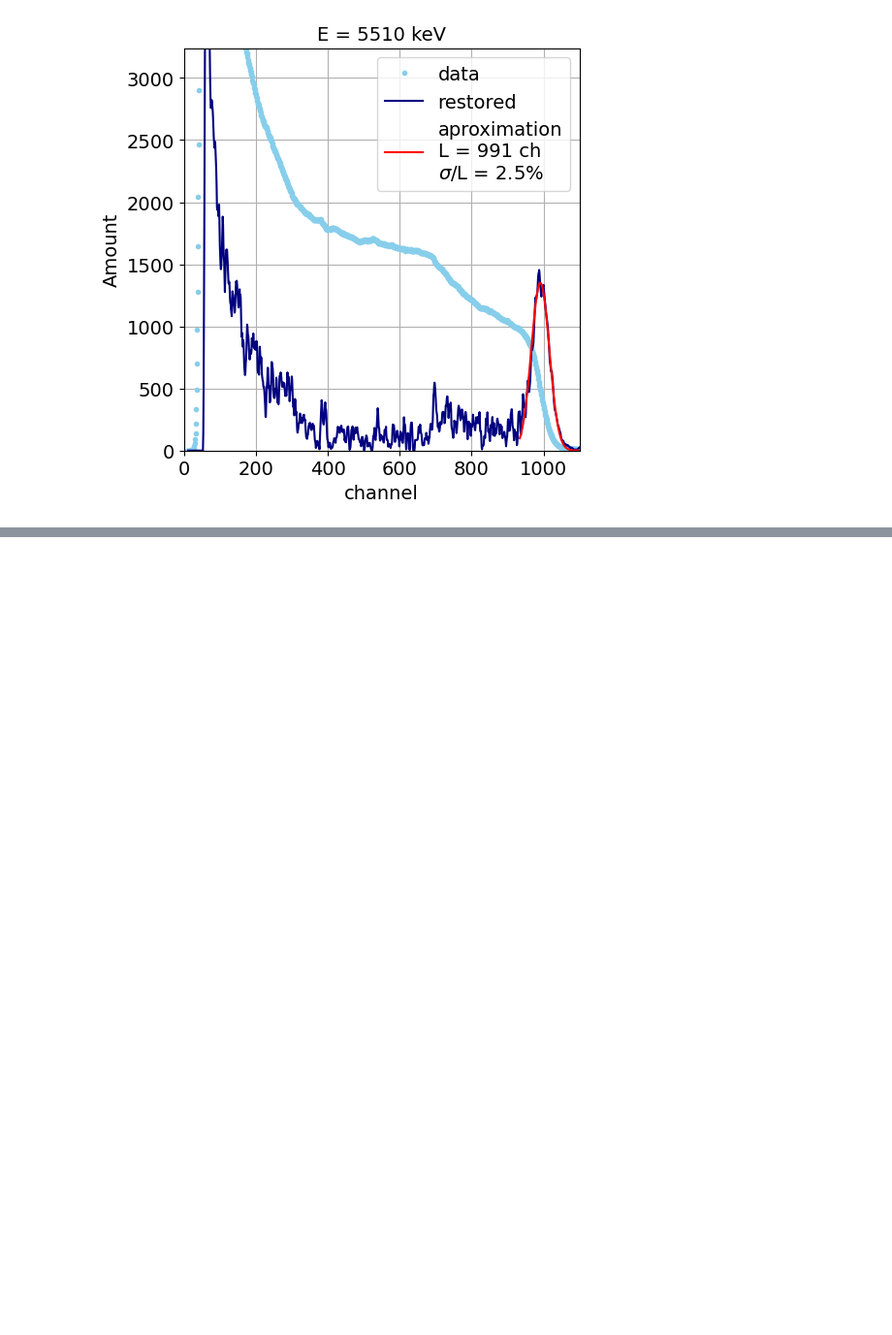
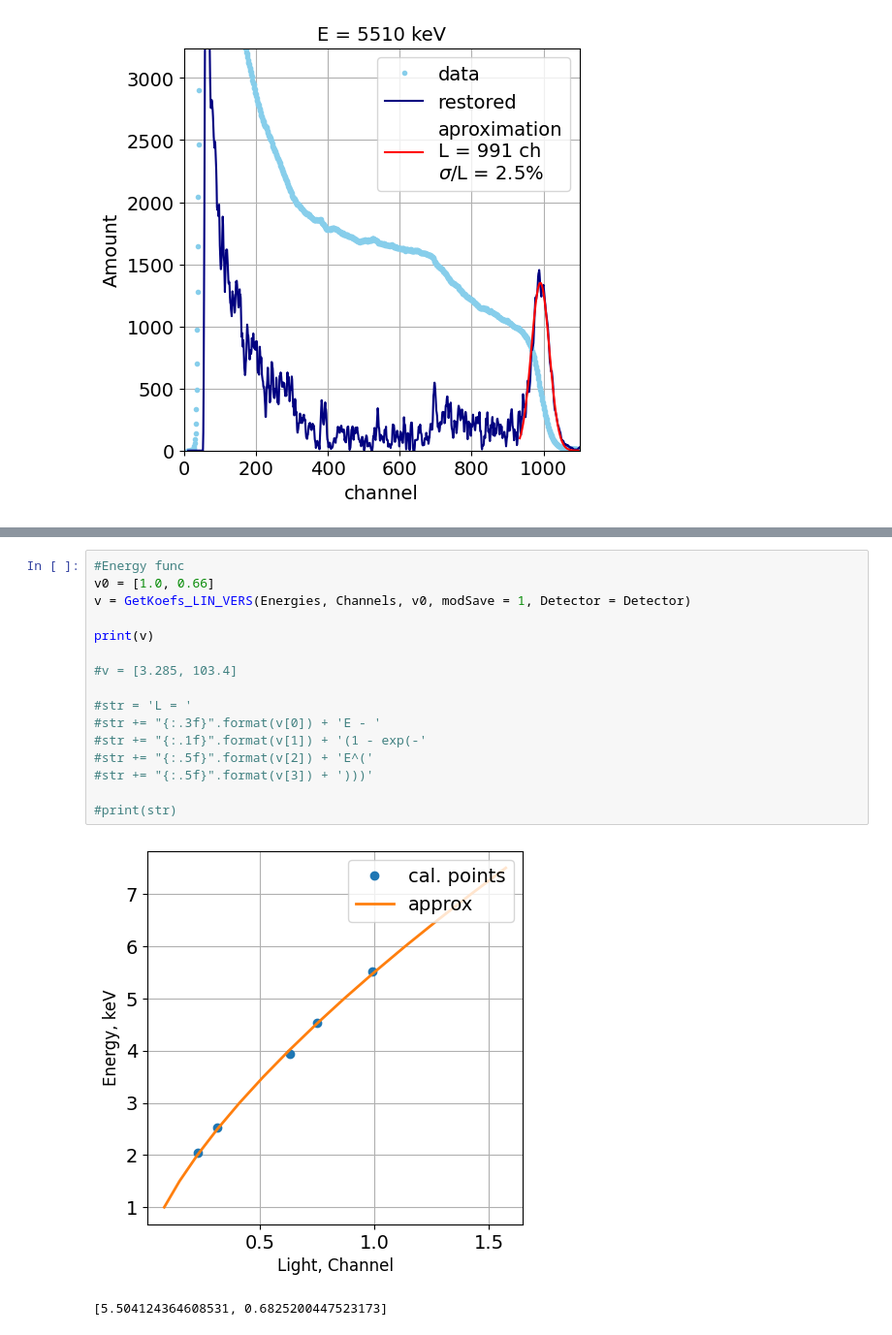
Before and after one commit to TimS2001/EastData, a Jupyter notebook: Calibration_EJ301.ipynb, the cells around one changed output, grey strips where cells are left out. Shown at 97% size. Saved outputs shown, nothing was run; the diff lists cells and outputs as text; blank space fills up the shorter version.

```diff
--- a/Calibration_EJ301.ipynb
+++ b/Calibration_EJ301.ipynb
@@ -101,0 +104,19 @@ L = 0.231E - 0.3(1 - exp(-0.49097E^(1.88055)))
+# %%
+#Energy func
+v0 = [1.0, 0.66]
+v = GetKoefs_LIN_VERS(Energies, Channels, v0, modSave = 1, Detector = Detector)
+
+print(v)
+
+#v = [3.285, 103.4]
+
+#str = 'L = '
+#str += "{:.3f}".format(v[0]) + 'E - '
+#str += "{:.1f}".format(v[1]) + '(1 - exp(-'
+#str += "{:.5f}".format(v[2]) + 'E^('
+#str += "{:.5f}".format(v[3]) + ')))'
+
+#print(str)
+# %% [output]
+[figure, added]
+[5.504124364608531, 0.6825200447523173]
```
Also changed, not shown: parts of 3 cells of this notebook, 9 other files.
